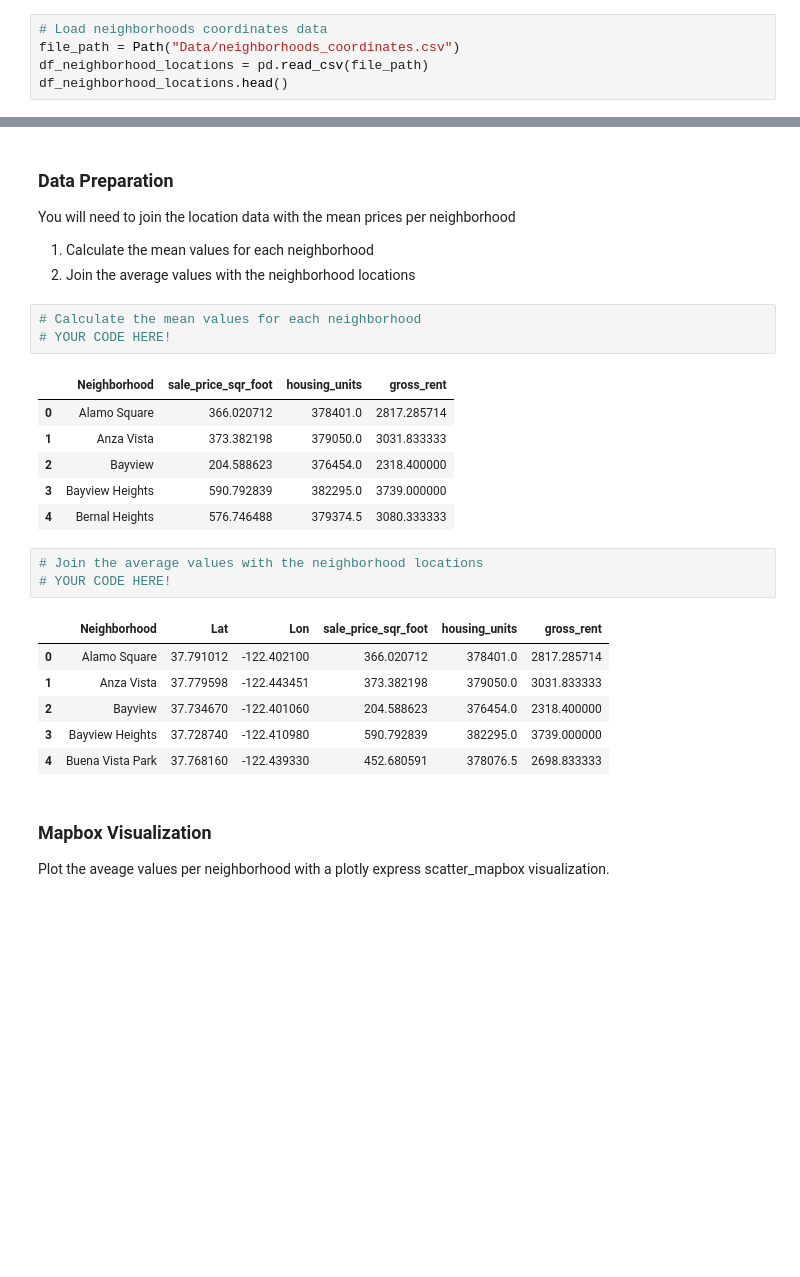
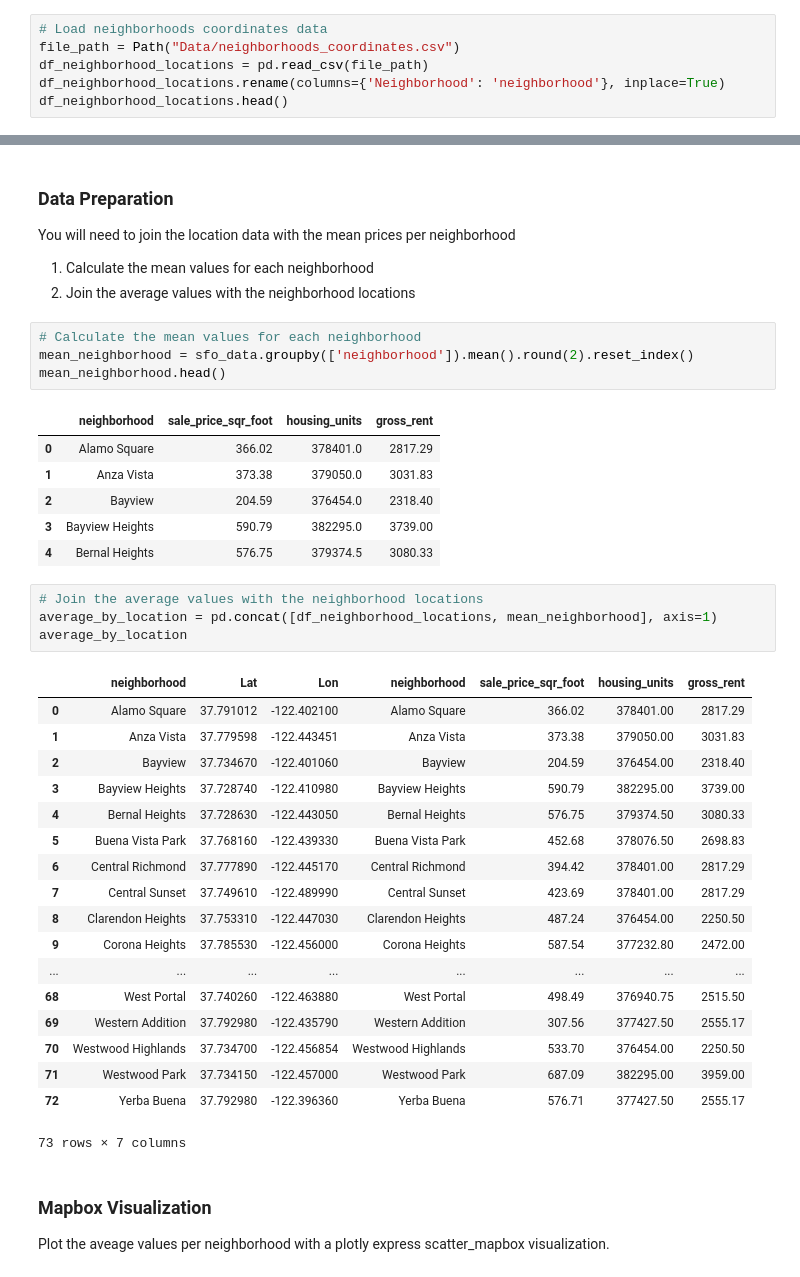
Before and after one commit to Caresir/Pyviz_Investment_Market, a Jupyter notebook: Code/rental_analysis.ipynb, the cells around one changed output, grey strips where cells are left out. Saved outputs shown, nothing was run; the diff lists cells and outputs as text; blank space fills up the shorter version.

Commit message:
Deleted pdf files and joined the average price by neighborhood dataframe to the locations dataframe

```diff
--- a/Code/rental_analysis.ipynb
+++ b/Code/rental_analysis.ipynb
@@ -204,5 +204,6 @@ In this section, you will read in neighboor location data and build an interacti
 # Load neighborhoods coordinates data
 file_path = Path("Data/neighborhoods_coordinates.csv")
 df_neighborhood_locations = pd.read_csv(file_path)
+df_neighborhood_locations.rename(columns={'Neighborhood': 'neighborhood'}, inplace=True)
 df_neighborhood_locations.head()
 # %% [output]
@@ -221,24 +222,38 @@ You will need to join the location data with the mean prices per neighborhood
 2. Join the average values with the neighborhood locations
 # %%
 # Calculate the mean values for each neighborhood
-# YOUR CODE HERE!
+mean_neighborhood = sfo_data.groupby(['neighborhood']).mean().round(2).reset_index()
+mean_neighborhood.head()
 # %% [output]
-|  | Neighborhood | sale_price_sqr_foot | housing_units | gross_rent |
-| 0 | Alamo Square | 366.020712 | 378401.0 | 2817.285714 |
-| 1 | Anza Vista | 373.382198 | 379050.0 | 3031.833333 |
-| 2 | Bayview | 204.588623 | 376454.0 | 2318.400000 |
-| 3 | Bayview Heights | 590.792839 | 382295.0 | 3739.000000 |
-| 4 | Bernal Heights | 576.746488 | 379374.5 | 3080.333333 |
+|  | neighborhood | sale_price_sqr_foot | housing_units | gross_rent |
+| 0 | Alamo Square | 366.02 | 378401.0 | 2817.29 |
+| 1 | Anza Vista | 373.38 | 379050.0 | 3031.83 |
+| 2 | Bayview | 204.59 | 376454.0 | 2318.40 |
+| 3 | Bayview Heights | 590.79 | 382295.0 | 3739.00 |
+| 4 | Bernal Heights | 576.75 | 379374.5 | 3080.33 |
 # %%
 # Join the average values with the neighborhood locations
-# YOUR CODE HERE!
+average_by_location = pd.concat([df_neighborhood_locations, mean_neighborhood], axis=1)
+average_by_location
 # %% [output]
-|  | Neighborhood | Lat | Lon | sale_price_sqr_foot | housing_units | gross_rent |
-| 0 | Alamo Square | 37.791012 | -122.402100 | 366.020712 | 378401.0 | 2817.285714 |
-| 1 | Anza Vista | 37.779598 | -122.443451 | 373.382198 | 379050.0 | 3031.833333 |
-| 2 | Bayview | 37.734670 | -122.401060 | 204.588623 | 376454.0 | 2318.400000 |
-| 3 | Bayview Heights | 37.728740 | -122.410980 | 590.792839 | 382295.0 | 3739.000000 |
-| 4 | Buena Vista Park | 37.768160 | -122.439330 | 452.680591 | 378076.5 | 2698.833333 |
+|  | neighborhood | Lat | Lon | neighborhood | sale_price_sqr_foot | housing_units | gross_rent |
+| 0 | Alamo Square | 37.791012 | -122.402100 | Alamo Square | 366.02 | 378401.00 | 2817.29 |
+| 1 | Anza Vista | 37.779598 | -122.443451 | Anza Vista | 373.38 | 379050.00 | 3031.83 |
+| 2 | Bayview | 37.734670 | -122.401060 | Bayview | 204.59 | 376454.00 | 2318.40 |
+| 3 | Bayview Heights | 37.728740 | -122.410980 | Bayview Heights | 590.79 | 382295.00 | 3739.00 |
+| 4 | Bernal Heights | 37.728630 | -122.443050 | Bernal Heights | 576.75 | 379374.50 | 3080.33 |
+| 5 | Buena Vista Park | 37.768160 | -122.439330 | Buena Vista Park | 452.68 | 378076.50 | 2698.83 |
+| 6 | Central Richmond | 37.777890 | -122.445170 | Central Richmond | 394.42 | 378401.00 | 2817.29 |
+| 7 | Central Sunset | 37.749610 | -122.489990 | Central Sunset | 423.69 | 378401.00 | 2817.29 |
+| 8 | Clarendon Heights | 37.753310 | -122.447030 | Clarendon Heights | 487.24 | 376454.00 | 2250.50 |
+| 9 | Corona Heights | 37.785530 | -122.456000 | Corona Heights | 587.54 | 377232.80 | 2472.00 |
+| ... | ... | ... | ... | ... | ... | ... | ... |
+| 68 | West Portal | 37.740260 | -122.463880 | West Portal | 498.49 | 376940.75 | 2515.50 |
+| 69 | Western Addition | 37.792980 | -122.435790 | Western Addition | 307.56 | 377427.50 | 2555.17 |
+| 70 | Westwood Highlands | 37.734700 | -122.456854 | Westwood Highlands | 533.70 | 376454.00 | 2250.50 |
+| 71 | Westwood Park | 37.734150 | -122.457000 | Westwood Park | 687.09 | 382295.00 | 3959.00 |
+| 72 | Yerba Buena | 37.792980 | -122.396360 | Yerba Buena | 576.71 | 377427.50 | 2555.17 |
+73 rows × 7 columns
 # %% [markdown]
 ### Mapbox Visualization
 
```
Also changed, not shown: parts of 1 cell of this notebook, 2 other files.
